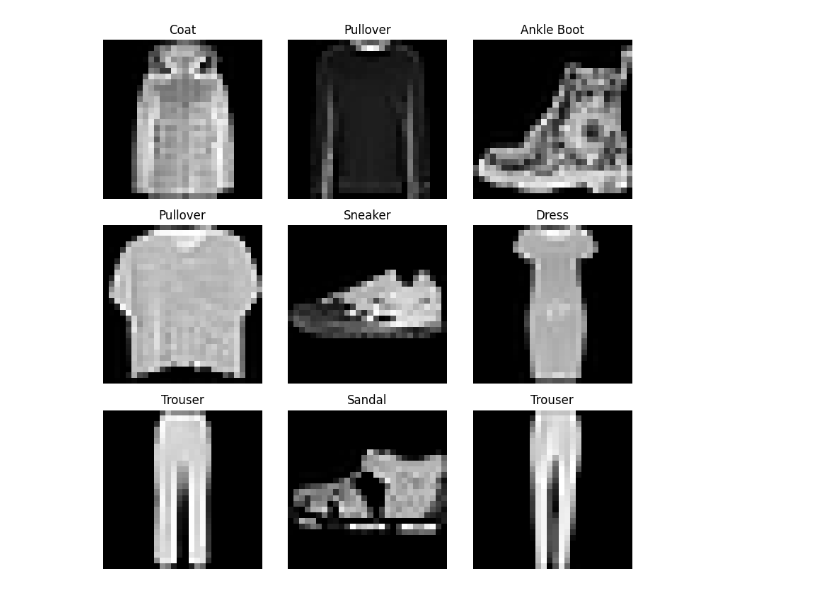
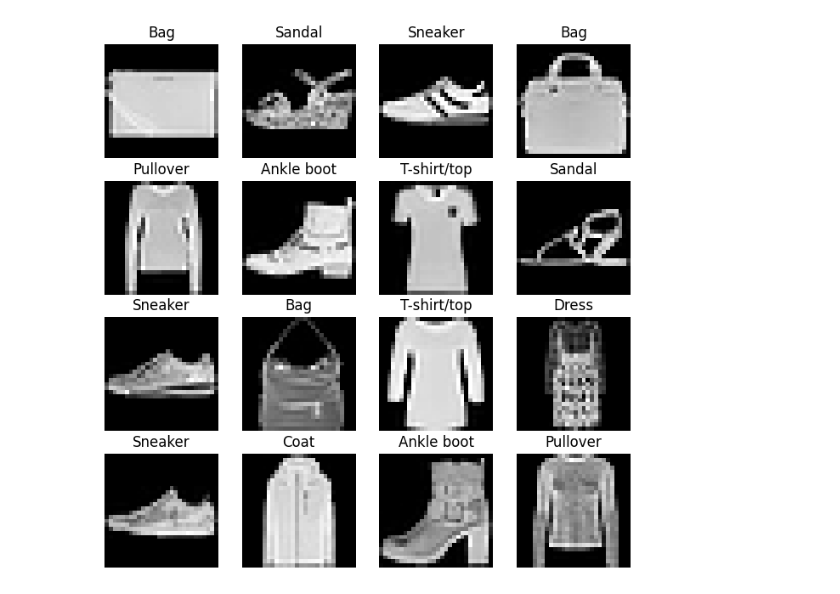
Before and after one commit to nmhkha/DL_Practice, a Jupyter notebook: practice1_ex1.ipynb, the cells around one changed output. Saved outputs shown, nothing was run; the diff lists cells and outputs as text; code cells hidden in the pictures.

```diff
--- a/practice1_ex1.ipynb
+++ b/practice1_ex1.ipynb
@@ -37,35 +30,29 @@ test_loader = DataLoader(dataset=test_dataset, batch_size=64)
 # %%
-import torch
-import matplotlib.pyplot as plt
-
+#Hiện thị dữ liệu theo mẫu
+# labels_map giúp ánh xạ chỉ số (0–9) sang tên loại quần áo cụ thể
 labels_map = {
-    0: "T-Shirt",
+    0: "T-shirt/top",
     1: "Trouser",
     2: "Pullover",
     3: "Dress",
     4: "Coat",
     5: "Sandal",
     6: "Shirt",
     7: "Sneaker",
     8: "Bag",
-    9: "Ankle Boot",
+    9: "Ankle boot"
 }
-
+# Hiển thị 16 ảnh ngẫu nhiên từ tập train
 figure = plt.figure(figsize=(8, 8))
-cols, rows = 3, 3
-
-# Lấy 9 chỉ số ngẫu nhiên và xáo trộn thứ tự
-indices = torch.randperm(len(training_data))[:cols * rows]
-
-for i, idx in enumerate(indices, 1):
-    img, label = training_data[idx]
+cols, rows = 4, 4
+for i in range(1, cols * rows + 1):
+    sample_idx = torch.randint(len(train_data), size=(1,)).item()
+    img, label = train_data[sample_idx]
     figure.add_subplot(rows, cols, i)
     plt.title(labels_map[label])
     plt.axis("off")
     plt.imshow(img.squeeze(), cmap="gray")
-
-plt.tight_layout()
 plt.show()
 # %% [output]
-[figure, old version]
+[figure, new version]
 # %%
```
Also changed, not shown: parts of 12 cells of this notebook, 1 other file.
